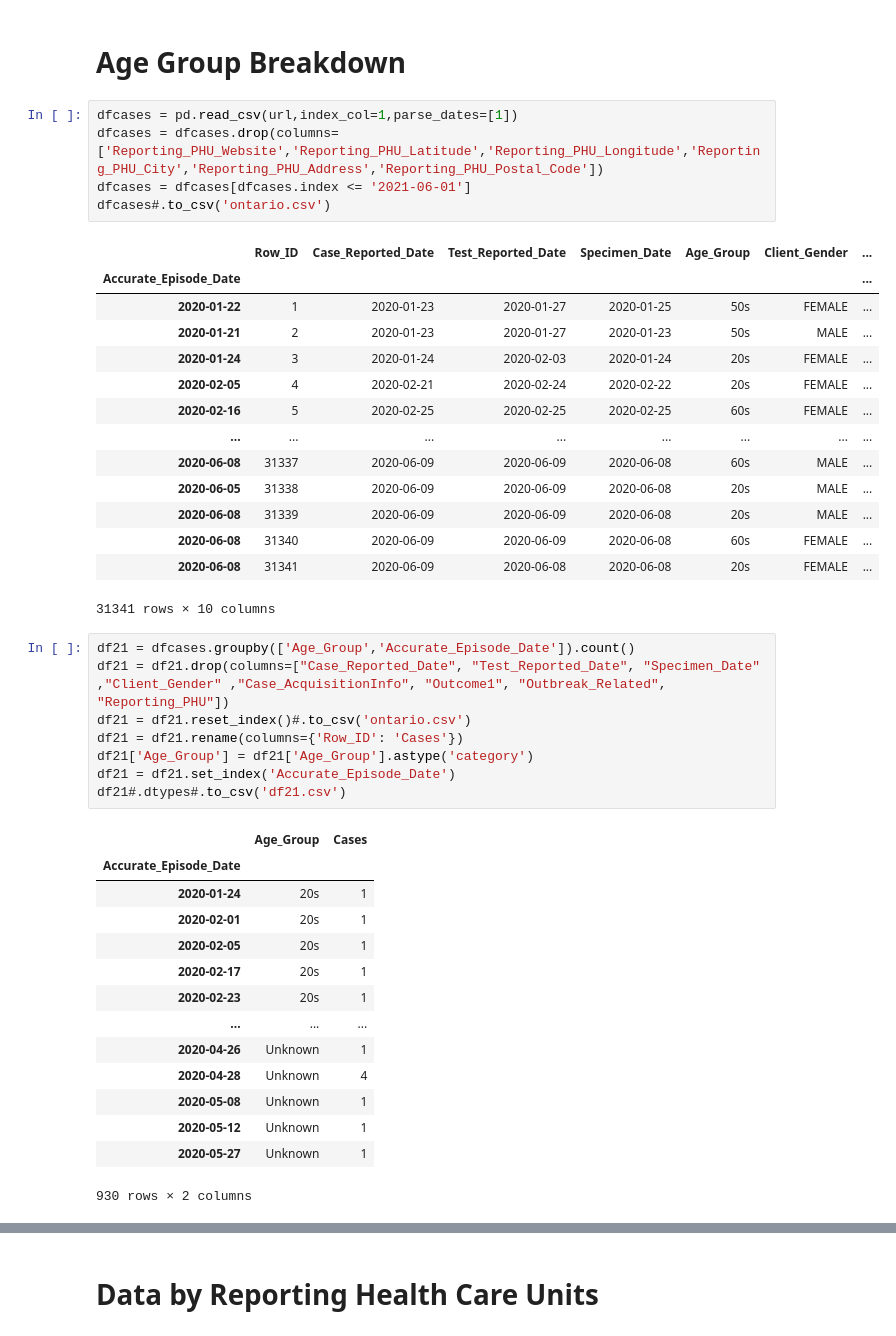
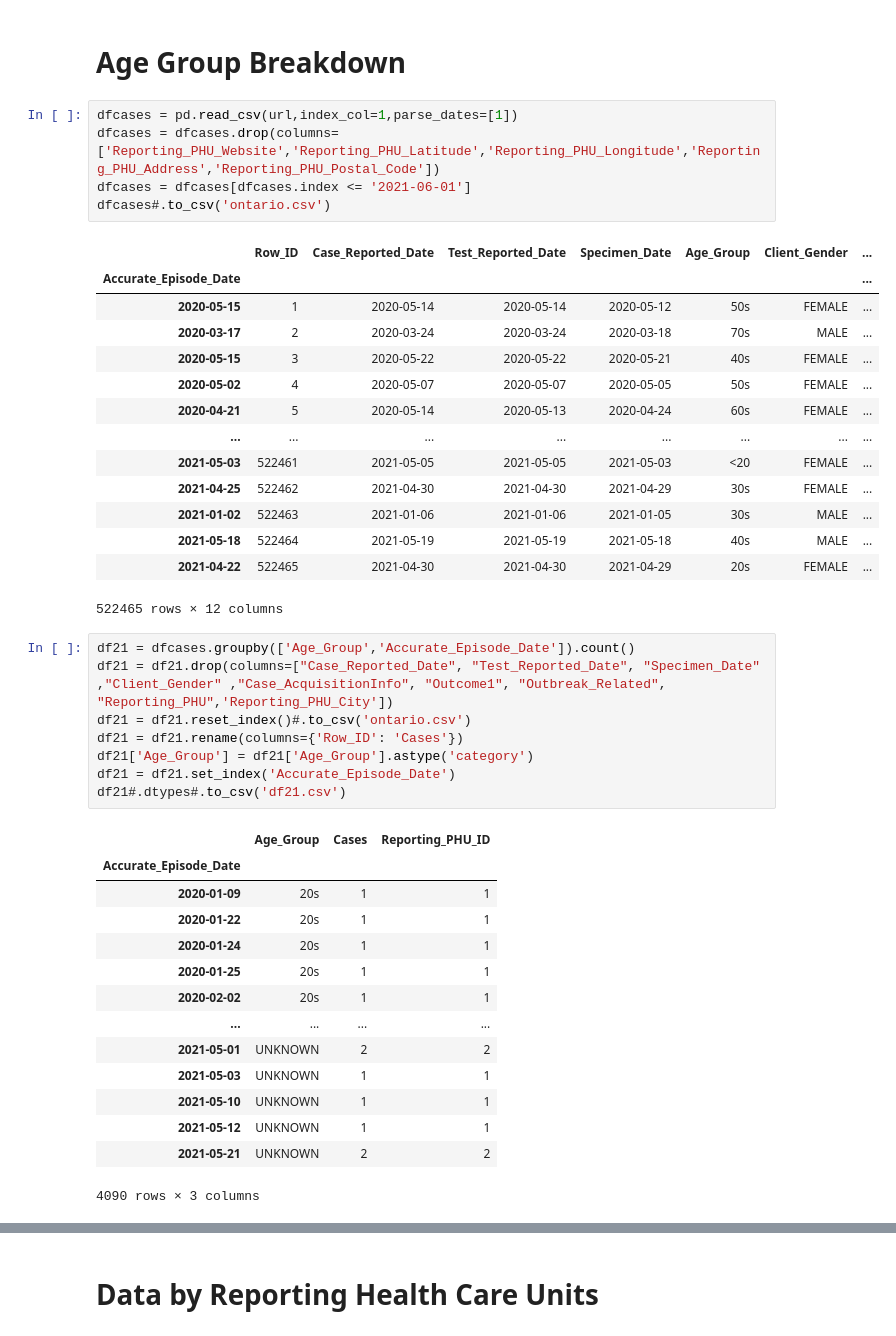
Before and after one commit to minix1234/minix1234.github.io, a Jupyter notebook: pelican/notebooks/Ontario.ipynb, the cells around one changed output, grey strips where cells are left out. Saved outputs shown, nothing was run; the diff lists cells and outputs as text.

```diff
--- a/pelican/notebooks/Ontario.ipynb
+++ b/pelican/notebooks/Ontario.ipynb
@@ -11,47 +13,47 @@ import plotly.express as px
 # Age Group Breakdown
 # %%
 dfcases = pd.read_csv(url,index_col=1,parse_dates=[1])
-dfcases = dfcases.drop(columns=['Reporting_PHU_Website','Reporting_PHU_Latitude','Reporting_PHU_Longitude','Reporting_PHU_City','Reporting_PHU_Address','Reporting_PHU_Postal_Code'])
+dfcases = dfcases.drop(columns=['Reporting_PHU_Website','Reporting_PHU_Latitude','Reporting_PHU_Longitude','Reporting_PHU_Address','Reporting_PHU_Postal_Code'])
 dfcases = dfcases[dfcases.index <= '2021-06-01']
 dfcases#.to_csv('ontario.csv')
 # %% [output]
 |  | Row_ID | Case_Reported_Date | Test_Reported_Date | Specimen_Date | Age_Group | Client_Gender | ... |
 | Accurate_Episode_Date |  |  |  |  |  |  | ... |
-| 2020-01-22 | 1 | 2020-01-23 | 2020-01-27 | 2020-01-25 | 50s | FEMALE | ... |
-| 2020-01-21 | 2 | 2020-01-23 | 2020-01-27 | 2020-01-23 | 50s | MALE | ... |
-| 2020-01-24 | 3 | 2020-01-24 | 2020-02-03 | 2020-01-24 | 20s | FEMALE | ... |
-| 2020-02-05 | 4 | 2020-02-21 | 2020-02-24 | 2020-02-22 | 20s | FEMALE | ... |
-| 2020-02-16 | 5 | 2020-02-25 | 2020-02-25 | 2020-02-25 | 60s | FEMALE | ... |
+| 2020-05-15 | 1 | 2020-05-14 | 2020-05-14 | 2020-05-12 | 50s | FEMALE | ... |
+| 2020-03-17 | 2 | 2020-03-24 | 2020-03-24 | 2020-03-18 | 70s | MALE | ... |
+| 2020-05-15 | 3 | 2020-05-22 | 2020-05-22 | 2020-05-21 | 40s | FEMALE | ... |
+| 2020-05-02 | 4 | 2020-05-07 | 2020-05-07 | 2020-05-05 | 50s | FEMALE | ... |
+| 2020-04-21 | 5 | 2020-05-14 | 2020-05-13 | 2020-04-24 | 60s | FEMALE | ... |
 | ... | ... | ... | ... | ... | ... | ... | ... |
-| 2020-06-08 | 31337 | 2020-06-09 | 2020-06-09 | 2020-06-08 | 60s | MALE | ... |
-| 2020-06-05 | 31338 | 2020-06-09 | 2020-06-09 | 2020-06-08 | 20s | MALE | ... |
-| 2020-06-08 | 31339 | 2020-06-09 | 2020-06-09 | 2020-06-08 | 20s | MALE | ... |
-| 2020-06-08 | 31340 | 2020-06-09 | 2020-06-09 | 2020-06-08 | 60s | FEMALE | ... |
-| 2020-06-08 | 31341 | 2020-06-09 | 2020-06-08 | 2020-06-08 | 20s | FEMALE | ... |
+| 2021-05-03 | 522461 | 2021-05-05 | 2021-05-05 | 2021-05-03 | <20 | FEMALE | ... |
+| 2021-04-25 | 522462 | 2021-04-30 | 2021-04-30 | 2021-04-29 | 30s | FEMALE | ... |
+| 2021-01-02 | 522463 | 2021-01-06 | 2021-01-06 | 2021-01-05 | 30s | MALE | ... |
+| 2021-05-18 | 522464 | 2021-05-19 | 2021-05-19 | 2021-05-18 | 40s | MALE | ... |
+| 2021-04-22 | 522465 | 2021-04-30 | 2021-04-30 | 2021-04-29 | 20s | FEMALE | ... |
-31341 rows × 10 columns
+522465 rows × 12 columns
 # %%
 df21 = dfcases.groupby(['Age_Group','Accurate_Episode_Date']).count()
-df21 = df21.drop(columns=["Case_Reported_Date", "Test_Reported_Date", "Specimen_Date" ,"Client_Gender" ,"Case_AcquisitionInfo", "Outcome1", "Outbreak_Related", "Reporting_PHU"])
+df21 = df21.drop(columns=["Case_Reported_Date", "Test_Reported_Date", "Specimen_Date" ,"Client_Gender" ,"Case_AcquisitionInfo", "Outcome1", "Outbreak_Related", "Reporting_PHU",'Reporting_PHU_City'])
 df21 = df21.reset_index()#.to_csv('ontario.csv')
 df21 = df21.rename(columns={'Row_ID': 'Cases'})
 df21['Age_Group'] = df21['Age_Group'].astype('category')
 df21 = df21.set_index('Accurate_Episode_Date')
 df21#.dtypes#.to_csv('df21.csv')
 # %% [output]
-|  | Age_Group | Cases |
-| Accurate_Episode_Date |  |  |
-| 2020-01-24 | 20s | 1 |
-| 2020-02-01 | 20s | 1 |
-| 2020-02-05 | 20s | 1 |
-| 2020-02-17 | 20s | 1 |
-| 2020-02-23 | 20s | 1 |
-| ... | ... | ... |
-| 2020-04-26 | Unknown | 1 |
-| 2020-04-28 | Unknown | 4 |
-| 2020-05-08 | Unknown | 1 |
-| 2020-05-12 | Unknown | 1 |
-| 2020-05-27 | Unknown | 1 |
+|  | Age_Group | Cases | Reporting_PHU_ID |
+| Accurate_Episode_Date |  |  |  |
+| 2020-01-09 | 20s | 1 | 1 |
+| 2020-01-22 | 20s | 1 | 1 |
+| 2020-01-24 | 20s | 1 | 1 |
+| 2020-01-25 | 20s | 1 | 1 |
+| 2020-02-02 | 20s | 1 | 1 |
+| ... | ... | ... | ... |
+| 2021-05-01 | UNKNOWN | 2 | 2 |
+| 2021-05-03 | UNKNOWN | 1 | 1 |
+| 2021-05-10 | UNKNOWN | 1 | 1 |
+| 2021-05-12 | UNKNOWN | 1 | 1 |
+| 2021-05-21 | UNKNOWN | 2 | 2 |
-930 rows × 2 columns
+4090 rows × 3 columns
 # %%
 fig21 = px.line(df21, x=df21.index, y="Cases",color='Age_Group')#,log_y=True)
 fig21.update_layout(
```
Also changed, not shown: parts of 17 cells of this notebook.
